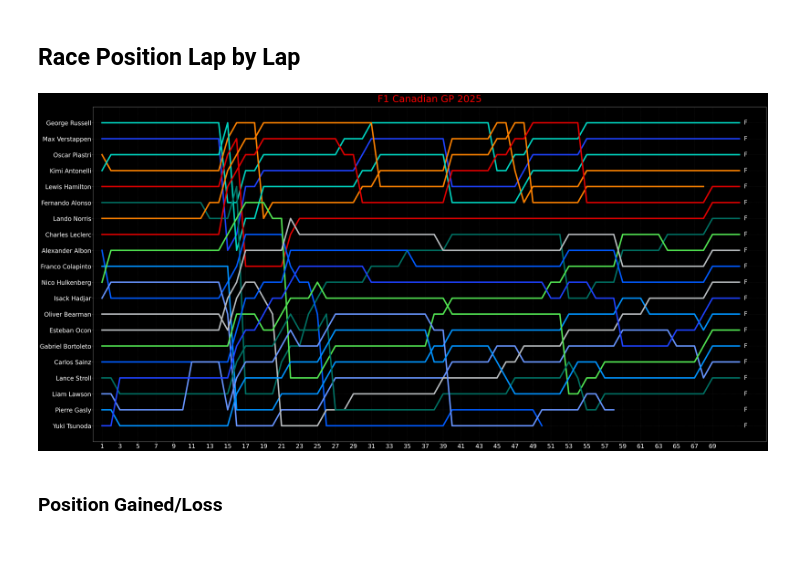
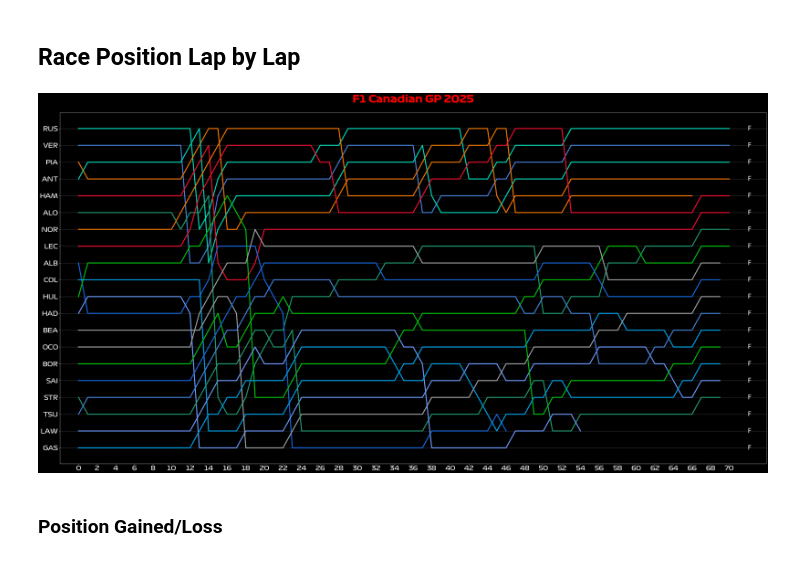
Before and after one commit to SumanGouda/MATPLOTLIB-MODULE, a Jupyter notebook: STREAMLIT & PANEL/F1 RACE ANALYSIS PROJECTS/F1 Candian GP 2025/NOTEBOOK/F1 Canadian GP 2025 .ipynb, the cells around one changed output. Drawn from its saved outputs; the diff is of its cells as text; code cells hidden in the pictures.

```diff
--- a/STREAMLIT & PANEL/F1 RACE ANALYSIS PROJECTS/F1 Candian GP 2025/NOTEBOOK/F1 Canadian GP 2025 .ipynb
+++ b/STREAMLIT & PANEL/F1 RACE ANALYSIS PROJECTS/F1 Candian GP 2025/NOTEBOOK/F1 Canadian GP 2025 .ipynb
@@ -48,0 +10,17 @@ for _, row in df.iterrows():
+# %%
+import fastf1
+
+# Enable FastF1 cache
+fastf1.Cache.enable_cache(r"D:\PYTON PROGRAMMING\PYTHON FILES\Data-Visualization-Using-Python\STREAMLIT & PANEL\F1 RACE ANALYSIS PROJECTS\F1 Candian GP 2025\cache")
+
+# Load session
+session = fastf1.get_session(2025, 'canada', 'R')
+session.load()
+
+# Get the laps data
+df = session.laps
+results = session.results.sort_values(by='Abbreviation')
+
+# Load Font
+bold_font = FontProperties(fname=r"D:\PYTON PROGRAMMING\PYTHON FILES\Data-Visualization-Using-Python\STREAMLIT & PANEL\F1 RACE ANALYSIS PROJECTS\F1 Candian GP 2025\F1 Font\Formula1-Bold_web_0.ttf")
+regular_font = FontProperties(fname=r"D:\PYTON PROGRAMMING\PYTHON FILES\Data-Visualization-Using-Python\STREAMLIT & PANEL\F1 RACE ANALYSIS PROJECTS\F1 Candian GP 2025\F1 Font\Formula1-Regular_web_0.ttf")
@@ -49,49 +54,69 @@ for _, row in df.iterrows():
 # %% [markdown]
 ## Race Position Lap by Lap
 # %%
+results.sort_values(by='Abbreviation')[['Abbreviation', 'TeamColor']]
+grid_pos = results[['GridPosition']].reset_index(drop=True)
+pivot_df = df.pivot_table(index='Driver', columns='LapNumber', values='Position')
+pivot_df.insert(loc=0, column='0.0', value=grid_pos['GridPosition'].tolist())
+pivot_df.sort_values(by='0.0', inplace=True)
+
 fig, ax = plt.subplots(figsize=(50, 25))
 
 # Set the background color of the entire figure canvas to black.
 fig.patch.set_facecolor('black')    # .patch is the rectangle that is the background of the figure.
 
 # Set plot (axes) background color to black
 ax.set_facecolor('black')
 
 # Set axis labels and tick color to white
 ax.tick_params(colors='white')         # .tick_params(...)	Customizes tick appearance
 ax.xaxis.label.set_color('white')      # X-axis label color
 ax.yaxis.label.set_color('white')      # ax, the plot area (Axes object)
 ax.title.set_color('white')
 
 # Make the axis color white
 for spine in ax.spines.values():       # It changes the color of all four border lines (called spines) around your plot to white.
     spine.set_color('white')
 
-# Plots the graph of lap times
-for driver, laps in lap_data.items():
-    team = driver_teams[driver]
-    color = team_colors.get(team, 'white')  # default to white if team not found
-    ax.plot(range(1, len(laps)+1), laps, linewidth=6, color=color, label=driver)
+# # Plot the data
+for driver in pivot_df.index.tolist():
+    try :
+        color_code = "#" + str(results.loc[results['Abbreviation'] == driver, 'TeamColor'].values[0])
+    except IndexError:
+        color_code = "#FAF5F5"  # fallback color
+    ax.plot(
+        np.arange(0, pivot_df.shape[1]),
+        pivot_df.loc[driver, :].values,
+        color=color_code,
+        linewidth=4,
+    )
 
+plt.xticks(range(0,72,2))
+plt.yticks(range(1,21))
 
-ax.set_xlim(0, 75)
-ax.set_ylim(0, 21)
+plt.xlim(-2, 74)
 
-plt.xticks(range(1,71,2), fontsize = 25)
-plt.yticks(range(1,21), fontsize = 20)
+for label in ax.get_xticklabels():
+    label.set_fontproperties(regular_font)
+    label.set_fontsize(25)
 
-ax.set_yticklabels(grid_position_driver, fontsize = 25)
-ax.grid(True, linestyle='--', alpha=0.2)
+for label in ax.get_yticklabels():
+    label.set_fontproperties(regular_font)
+    label.set_fontsize(25)
 
-for grid in grid_no:
-    ax.text(72.5, grid, 'F', fontsize=25, color='white',ha='left', va='center')
+ax.set_yticklabels(pivot_df.index.tolist())
+
+ax.grid(axis='y', linestyle='-', alpha=0.6)
+
+for y_value in ax.get_yticks().tolist():
+    ax.text(72, y_value, 'F', ha='left', va='center', fontsize=25, color='white')
 
 ax.invert_yaxis()
 
-plt.title('F1 Canadian GP 2025', fontsize = 40, color = 'r', pad=20)
+plt.title('F1 Canadian GP 2025', fontproperties=bold_font, fontsize = 40, color = 'r', pad=40)
 plt.show()
 # %% [output]
-[figure, old version]
+[figure, new version]
 # %% [markdown]
 ### Position Gained/Loss
 # %%
```
Also changed, not shown: parts of 9 cells of this notebook, 11 other files.
